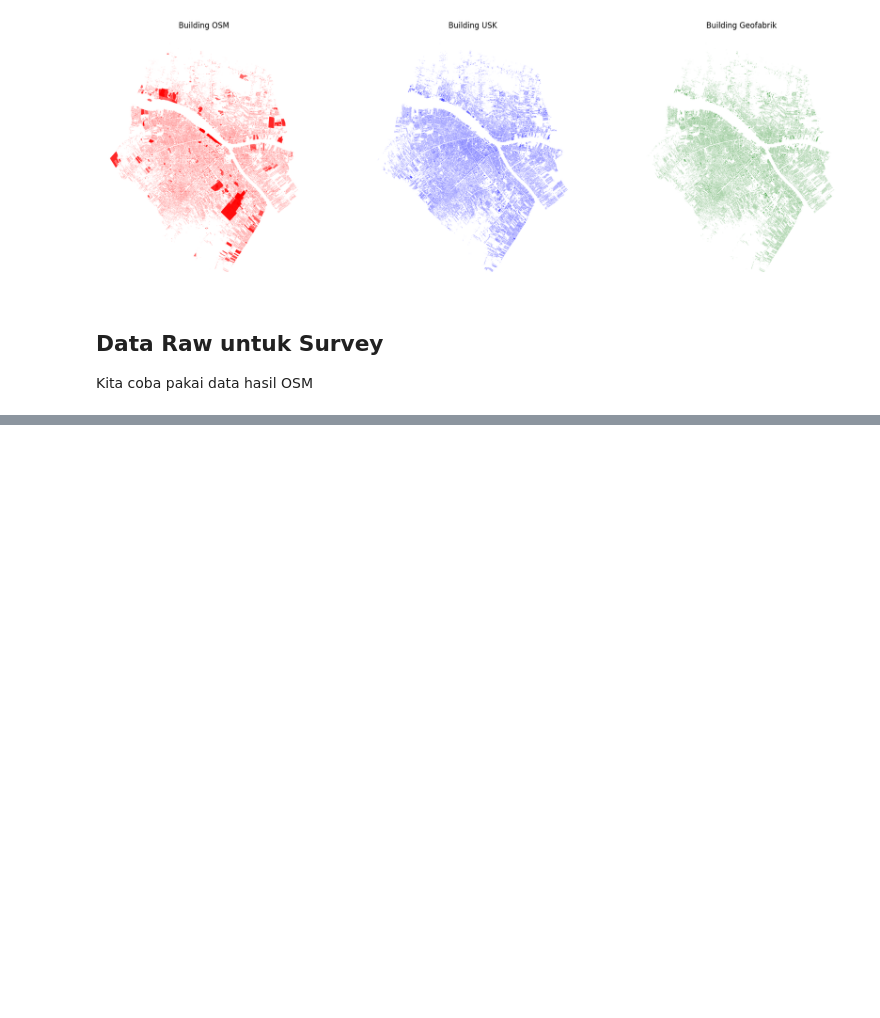
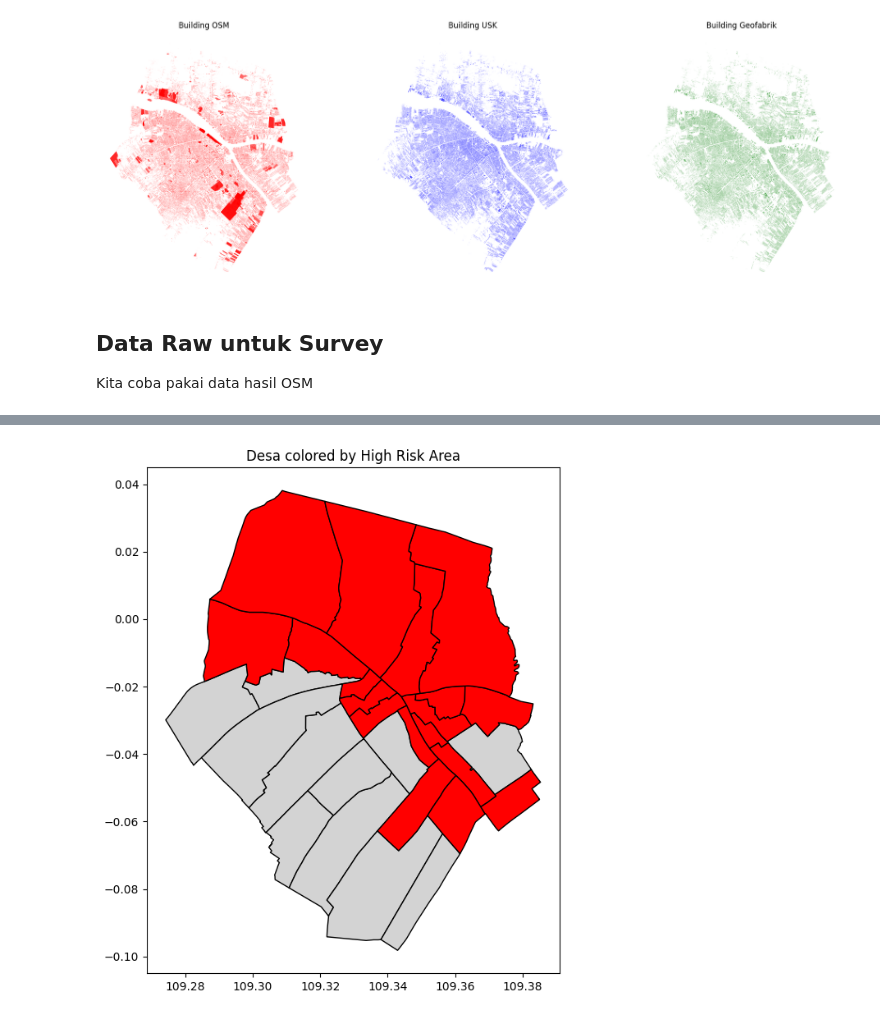
Before and after one commit to alzimna/ara, a Jupyter notebook: Code/ara_team_project.ipynb, the cells around one changed output, grey strips where cells are left out. Saved outputs shown, nothing was run; the diff lists cells and outputs as text; code cells hidden in the pictures; blank space fills up the shorter version.

```diff
--- a/Code/ara_team_project.ipynb
+++ b/Code/ara_team_project.ipynb
@@ -650,0 +909,6 @@ with pd.ExcelWriter("data_raw.xlsx", engine="xlsxwriter") as writer:
+# %%
+buffer = river.geometry.buffer(100)  # 100 meters
+mask = desa.intersects(buffer.iloc[0])
+
+mask = desa.intersects(luar)
+high_risk_1 = desa[mask].copy()
@@ -650,0 +936,15 @@ with pd.ExcelWriter("data_raw.xlsx", engine="xlsxwriter") as writer:
+# %%
+fig, ax = plt.subplots(figsize=(8,8))
+
+desa["risk"] = desa["name"].isin(high_risk_1["name"])
+
+# Plot non-risk first
+desa[~desa["risk"]].plot(ax=ax, color="lightgray", edgecolor="black")
+
+# Plot high-risk on top
+desa[desa["risk"]].plot(ax=ax, color="red", edgecolor="black")
+
+plt.title("Desa colored by High Risk Area")
+plt.show()
+# %% [output]
+[figure, added]
```
Also changed, not shown: parts of 24 cells of this notebook.
